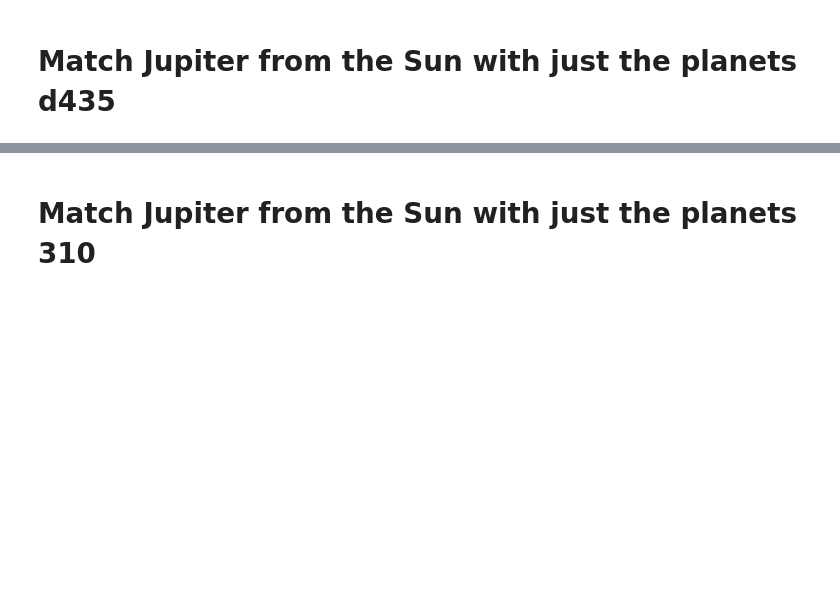
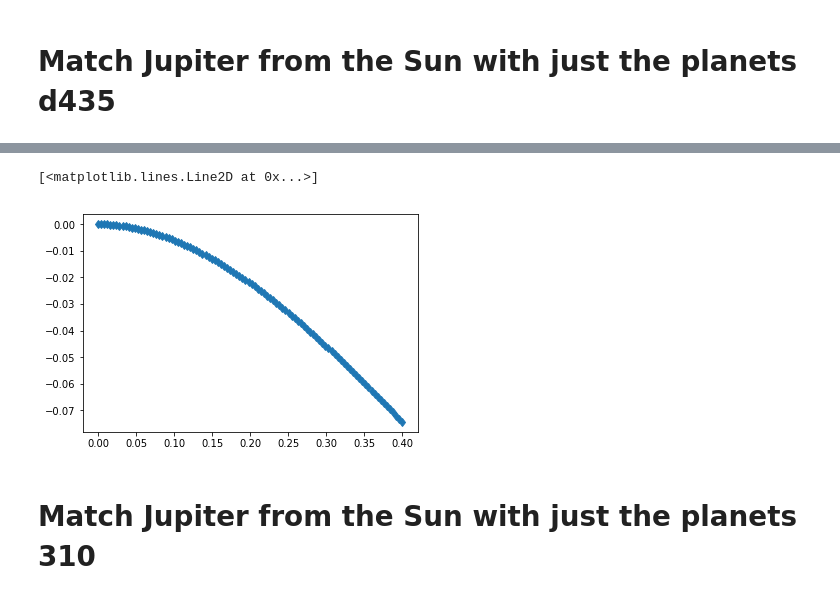
Before and after one commit to Alexandros101/Irregular-Satellites, a Jupyter notebook: SimulatingAnenke.ipynb, the cells around one changed output, grey strips where cells are left out. Cells and saved outputs as stored; diff of their text form; code cells hidden in the pictures; blank space fills up the shorter version.

```diff
--- a/SimulatingAnenke.ipynb
+++ b/SimulatingAnenke.ipynb
@@ -188,3 +217,31 @@ def Integrator(bsolar,msolar,iJovian,body1,body2):
         zm.append(xyz[2])
         distance.append(np.sqrt(xm[i]**2 + ym[i]**2 + zm[i]**2))
     return x,y,xm,ym,times,distance
+# %%
+def Integrator2(bsolar,msolar,iJovian,body1,body2):
+    ps,sim = SimStart3(bsolar,msolar,iJovian)
+    xm = []
+    ym = []
+    zm = []
+    distance = []
+    Nout = 100
+    year = 365.25 # days
+    day = 86400 # s
+    tmax = 40*year
+    t0 = 140961664.18440723
+    times = np.linspace(0, tmax, Nout) # days
+    x = np.zeros((len(bsolar)+1,Nout))
+    y = np.zeros((len(bsolar)+1,Nout))
+    get_ear_an = get_spice_function(body1,'NONE',body2)
+    for i, time in enumerate(times):
+        tspice = t0 + time*day
+        sim.integrate(time)
+        for j in range(0,len(bsolar)+1):
+            x[j][i] = ps[j].x   # This stores the data which allows us to plot it later
+            y[j][i] = ps[j].y
+        xyz,uvw,radec = get_ear_an(tspice)
+        xm.append(xyz[0])
+        ym.append(xyz[1])
+        zm.append(xyz[2])
+        distance.append(np.sqrt(xm[i]**2 + ym[i]**2 + zm[i]**2))
+    return x,y,xm,ym,times,distance
@@ -232,3 +446,8 @@ plt.plot(times/365.24,(xerr*1e6)/4,"d")
+# %%
+plt.plot(times[:120]/365.24,(xerr[:120]*1e6)/4,"d")
+# %% [output]
+[<matplotlib.lines.Line2D at 0x...>]
+[figure, added]
 # %% [markdown]
 # Match Jupiter from the Sun with just the planets 310
 # %% [markdown]
```
Also changed, not shown: parts of 29 cells of this notebook, 1 other file.
